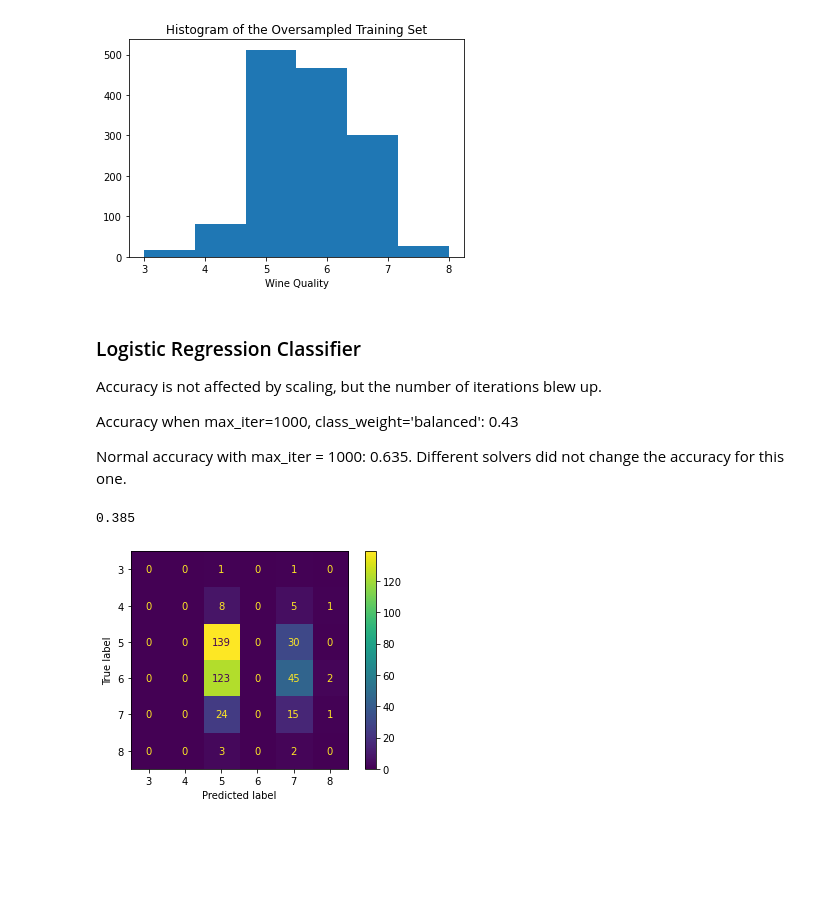
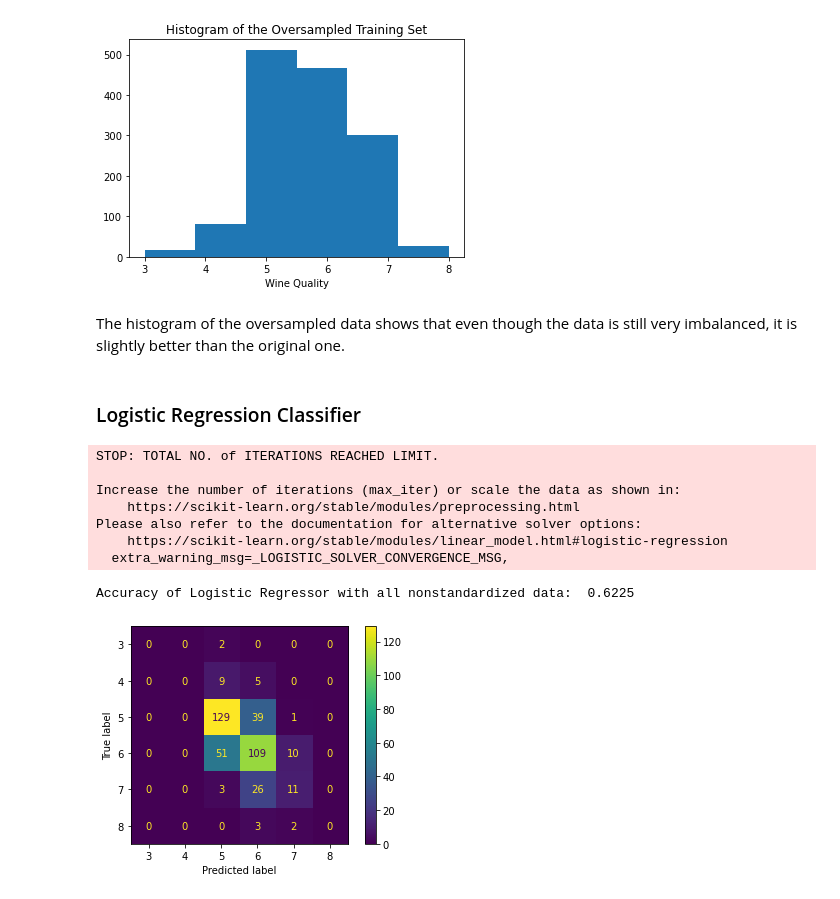
Before and after one commit to eliyanovva/wine-dataset-analysis, a Jupyter notebook: MidtermModels.ipynb, the cells around one changed output. Drawn from its saved outputs; the diff is of its cells as text; code cells hidden in the pictures; blank space fills up the shorter version.

```diff
--- a/MidtermModels.ipynb
+++ b/MidtermModels.ipynb
@@ -456,22 +486,25 @@ plt.title('Histogram of the Oversampled Training Set')
 # %% [output]
 Text(0.5, 1.0, 'Histogram of the Oversampled Training Set')
 [figure]
+# %% [markdown]
+The histogram of the oversampled data shows that even though the data is still very imbalanced, it is slightly better than the original one.
 # %% [markdown]
 ### Logistic Regression Classifier
-
-Accuracy is not affected by scaling, but the number of iterations blew up.
-
-Accuracy when max_iter=1000, class_weight='balanced': 0.43
-
-Normal accuracy with max_iter = 1000: 0.635. Different solvers did not change the accuracy for this one.
 # %%
-# Logistic Regression without oversampling
+# Logistic Regression without oversampling on all nonstandardized data
 
-classifier = LogisticRegression(max_iter=1000, multi_class='multinomial')
-classifier.fit(std_filtered_Xtrain, ytrain)
-predicted = classifier.predict(filtered_Xtest)
-print(classifier.score(filtered_Xtest, ytest))
+classifier = LogisticRegression(max_iter=5000, multi_class='multinomial')
+classifier.fit(Xtrain, ytrain)
+predicted = classifier.predict(Xtest)
+print("Accuracy of Logistic Regressor with all nonstandardized data: ", classifier.score(Xtest, ytest))
 disp = metrics.ConfusionMatrixDisplay.from_predictions(ytest, predicted)
 # %% [output]
-0.385
+STOP: TOTAL NO. of ITERATIONS REACHED LIMIT.
+
+Increase the number of iterations (max_iter) or scale the data as shown in:
+    https://scikit-learn.org/stable/modules/preprocessing.html
+Please also refer to the documentation for alternative solver options:
+    https://scikit-learn.org/stable/modules/linear_model.html#logistic-regression
+  extra_warning_msg=_LOGISTIC_SOLVER_CONVERGENCE_MSG,
+Accuracy of Logistic Regressor with all nonstandardized data:  0.6225
-[figure, old version]
+[figure, new version]
```
Also changed, not shown: parts of 55 cells of this notebook.
